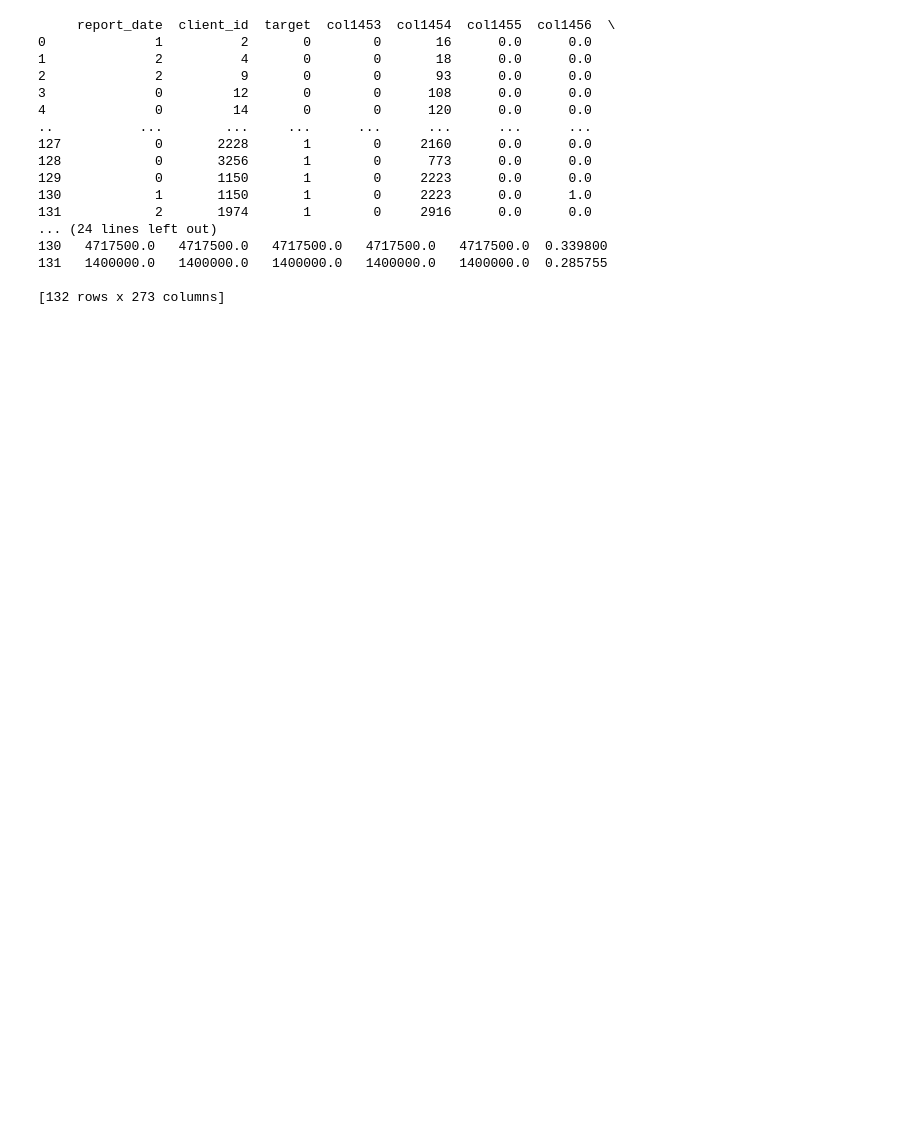
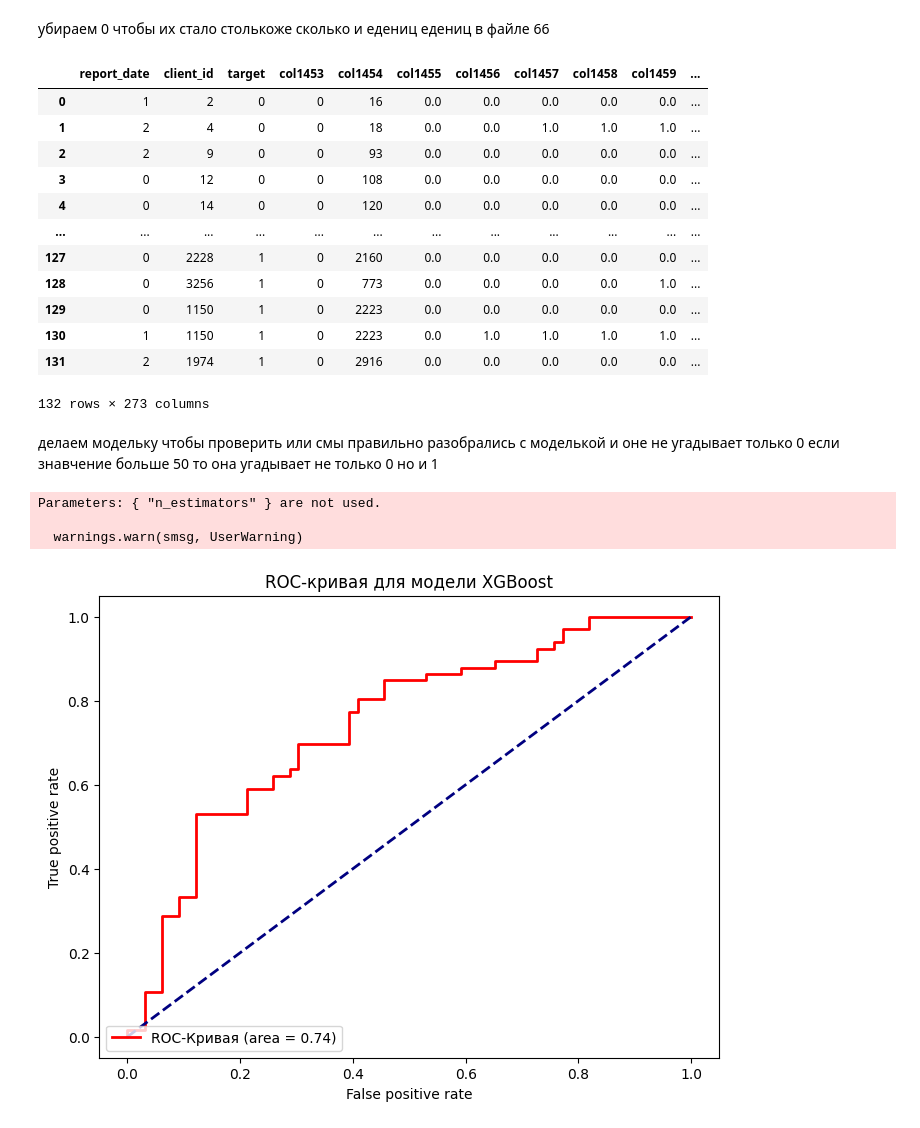
Before and after one commit to Sr123Saha/2_Intensiv_2, a Jupyter notebook: main/50on50.ipynb, the cells around one changed output. Cells and saved outputs as stored; diff of their text form; code cells hidden in the pictures; blank space fills up the shorter version.

```diff
--- a/main/50on50.ipynb
+++ b/main/50on50.ipynb
@@ -11,3 +12,5 @@ valid_df = pd.read_csv("val.csv")
+# %% [markdown]
+убираем 0 чтобы их стало столькоже сколько и едениц едениц в файле 66
 # %%
 df_ones = valid_df[valid_df['target'] == 1]
 
@@ -15,23 +18,19 @@ df_zeros = valid_df[valid_df['target'] == 0].head(66)
 
 filtered_df = pd.concat([df_zeros, df_ones])
 
-filtered_df = filtered_df.reset_index(drop=True)
-print(filtered_df)
+valid_df = filtered_df.reset_index(drop=True)
+valid_df
 # %% [output]
+|  | report_date | client_id | target | col1453 | col1454 | col1455 | col1456 | col1457 | col1458 | col1459 | ... |
+| 0 | 1 | 2 | 0 | 0 | 16 | 0.0 | 0.0 | 0.0 | 0.0 | 0.0 | ... |
+| 1 | 2 | 4 | 0 | 0 | 18 | 0.0 | 0.0 | 1.0 | 1.0 | 1.0 | ... |
+| 2 | 2 | 9 | 0 | 0 | 93 | 0.0 | 0.0 | 0.0 | 0.0 | 0.0 | ... |
+| 3 | 0 | 12 | 0 | 0 | 108 | 0.0 | 0.0 | 0.0 | 0.0 | 0.0 | ... |
+| 4 | 0 | 14 | 0 | 0 | 120 | 0.0 | 0.0 | 0.0 | 0.0 | 0.0 | ... |
+| ... | ... | ... | ... | ... | ... | ... | ... | ... | ... | ... | ... |
+| 127 | 0 | 2228 | 1 | 0 | 2160 | 0.0 | 0.0 | 0.0 | 0.0 | 0.0 | ... |
+| 128 | 0 | 3256 | 1 | 0 | 773 | 0.0 | 0.0 | 0.0 | 0.0 | 1.0 | ... |
+| 129 | 0 | 1150 | 1 | 0 | 2223 | 0.0 | 0.0 | 0.0 | 0.0 | 0.0 | ... |
+| 130 | 1 | 1150 | 1 | 0 | 2223 | 0.0 | 1.0 | 1.0 | 1.0 | 1.0 | ... |
+| 131 | 2 | 1974 | 1 | 0 | 2916 | 0.0 | 0.0 | 0.0 | 0.0 | 0.0 | ... |
-     report_date  client_id  target  col1453  col1454  col1455  col1456  \
-0              1          2       0        0       16      0.0      0.0
-1              2          4       0        0       18      0.0      0.0
-2              2          9       0        0       93      0.0      0.0
-3              0         12       0        0      108      0.0      0.0
-4              0         14       0        0      120      0.0      0.0
-..           ...        ...     ...      ...      ...      ...      ...
-127            0       2228       1        0     2160      0.0      0.0
-128            0       3256       1        0      773      0.0      0.0
-129            0       1150       1        0     2223      0.0      0.0
-130            1       1150       1        0     2223      0.0      1.0
-131            2       1974       1        0     2916      0.0      0.0
-... (24 lines left out)
-130   4717500.0   4717500.0   4717500.0   4717500.0   4717500.0  0.339800
-131   1400000.0   1400000.0   1400000.0   1400000.0   1400000.0  0.285755
-
-[132 rows x 273 columns]
+132 rows × 273 columns
@@ -39,0 +37,43 @@ filtered_df.to_csv('50.csv', index=False, encoding='utf-8')
+# %% [markdown]
+делаем модельку чтобы проверить или смы правильно разобрались с моделькой и оне не угадывает только 0 если знавчение больше 50 то она угадывает не только 0 но и 1
+# %%
+X_train = train_df.drop(columns=['target'])
+y_train = train_df['target']
+
+X_val = valid_df.drop(columns=['target'])
+y_val = valid_df['target']
+dtrain = xgb.DMatrix(X_train, label=y_train)
+dval = xgb.DMatrix(X_val, label=y_val)
+
+params = {
+    'objective': 'binary:logistic',
+    'max_depth': 1,  # Увеличиваем глубину деревьев
+    'learning_rate': 0.1,  # Уменьшаем скорость обучения
+    'n_estimators': 100,  # Большее количество итераций
+    'subsample': 0.6,  # Используем только часть данных на каждой итерации
+    'colsample_bytree': 0.8,  # Используем часть признаков
+    'gamma': 1,  # Добавляем регуляризацию
+    'random_state': 1
+}
+# %%
+model = xgb.train(params, dtrain, num_boost_round=100)
+# %% [output]
+Parameters: { "n_estimators" } are not used.
+
+  warnings.warn(smsg, UserWarning)
+# %%
+y_prob = model.predict(dval)
+
+fpr, tpr, trashers = roc_curve(y_val, y_prob)
+roc_auc = auc(fpr, tpr)
+# %%
+plt.figure(figsize=(8,6))
+plt.plot(fpr, tpr, color='red', lw=2, label=f'ROC-Кривая (area = {roc_auc:.2f})')
+plt.plot([0, 1], [0, 1], color='navy', lw=2, linestyle='--')
+plt.xlabel('False positive rate')
+plt.ylabel('True positive rate')
+plt.title('ROC-кривая для модели XGBoost')
+plt.legend(loc='lower left')
+plt.show()
+# %% [output]
+[figure, added]
```
Also changed, not shown: parts of 5 cells of this notebook, 7 other files.
